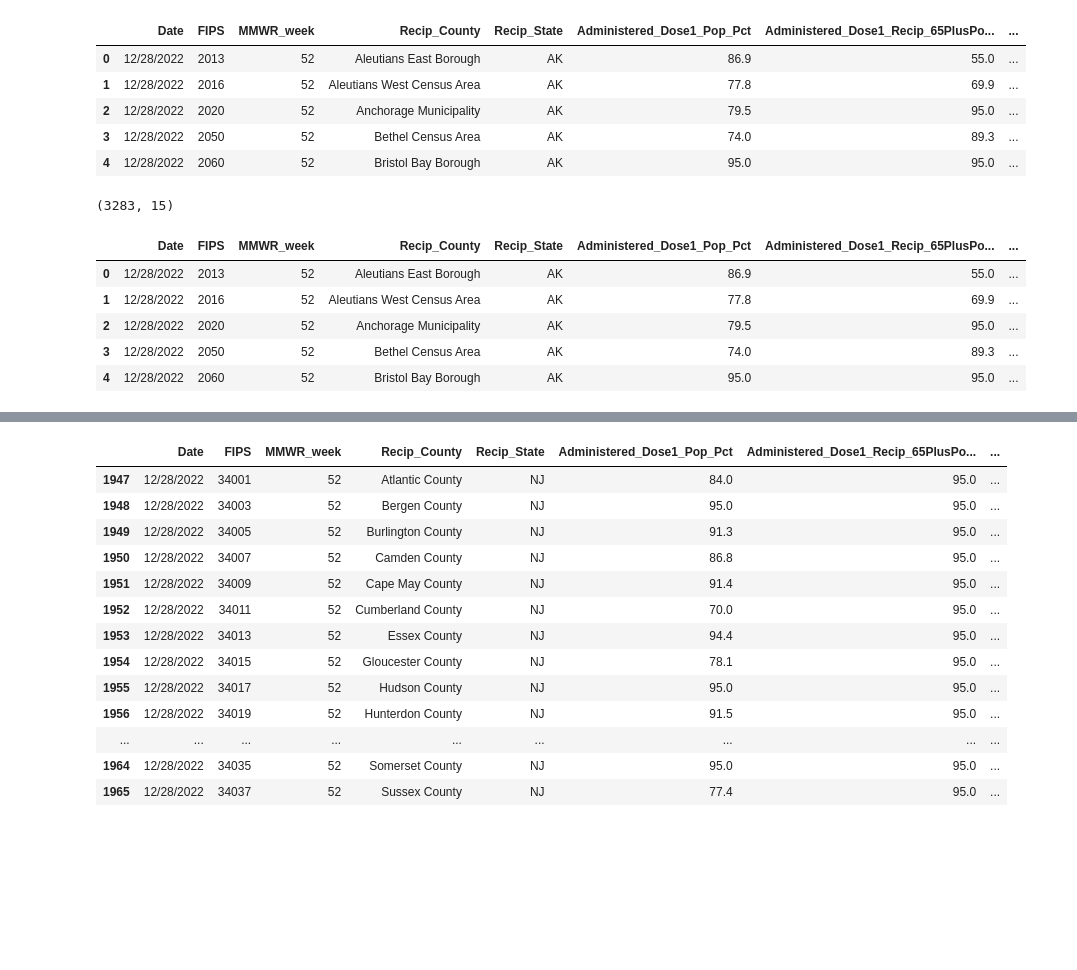
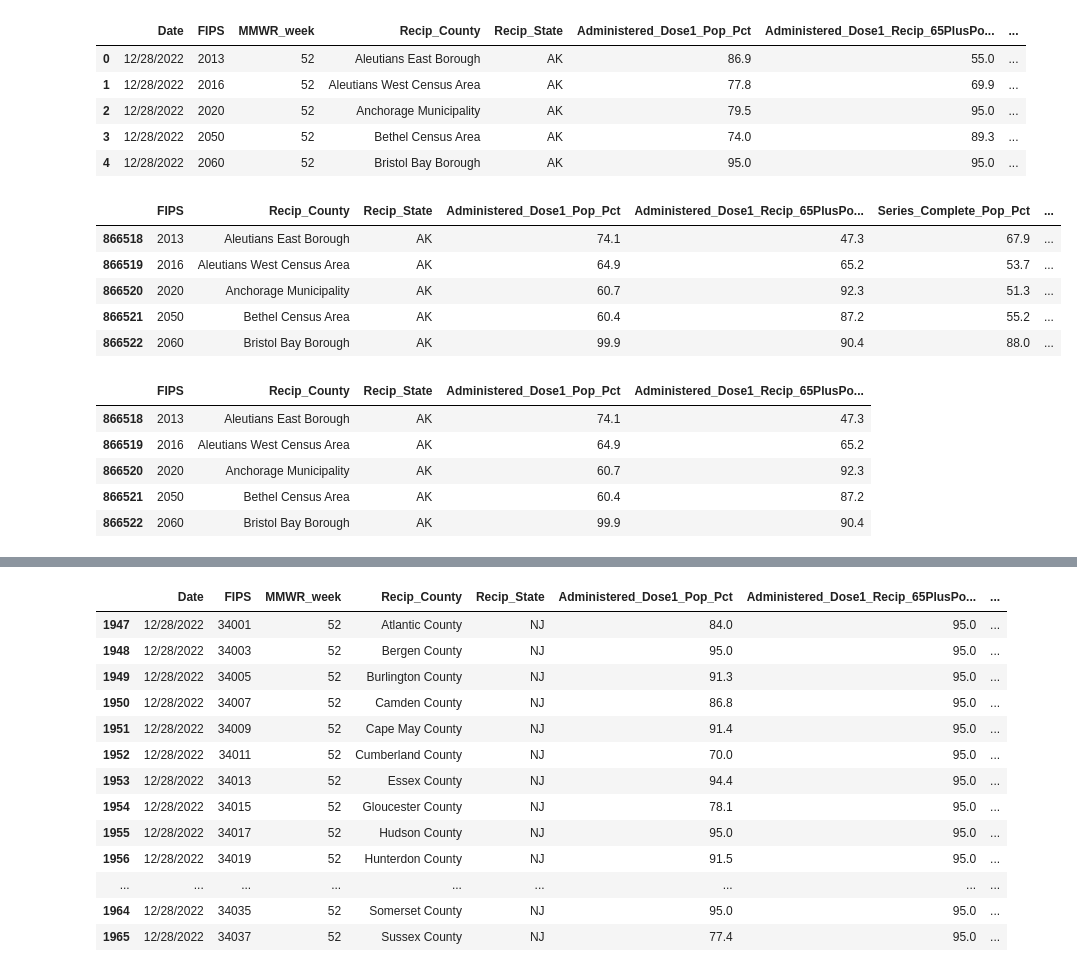
Before and after one commit to rafirahman27/Preparing_for_the_next_Pandemic, a Jupyter notebook: Katie.ipynb, the cells around one changed output, grey strips where cells are left out. Cells and saved outputs as stored; diff of their text form; code cells hidden in the pictures; blank space fills up the shorter version.

```diff
--- a/Katie.ipynb
+++ b/Katie.ipynb
@@ -872,7 +872,5 @@ county_fips = covid_vax[[FIPS
 # %%
 # What dates do I want to keep?
 9/18/2021
-covid_vax[covid_vax['Date'] == '11/18/2021'].shape
+early_vax = covid_vax[covid_vax['Date'] == '9/18/2021'].copy()
-# %% [output]
-(3283, 15)
 # %%
@@ -888,9 +878,11 @@ covid_vax[covid_vax['Date'] == '10/18/2021'].shape
 # %%
-covid_vax.head()
+early_vax.drop(columns=['Date', 'MMWR_week', 'Booster_Doses_Vax_Pct', 'Booster_Doses_50Plus_Vax_Pct', 'Booster_Doses_65Plus_Vax_Pct', 'Metro_status', 'Census2019', 'Census2019_65PlusPop'], inplace=True)
-# %% [output]
-|  | Date | FIPS | MMWR_week | Recip_County | Recip_State | Administered_Dose1_Pop_Pct | Administered_Dose1_Recip_65PlusPo... | ... |
-| 0 | 12/28/2022 | 2013 | 52 | Aleutians East Borough | AK | 86.9 | 55.0 | ... |
-| 1 | 12/28/2022 | 2016 | 52 | Aleutians West Census Area | AK | 77.8 | 69.9 | ... |
-| 2 | 12/28/2022 | 2020 | 52 | Anchorage Municipality | AK | 79.5 | 95.0 | ... |
-| 3 | 12/28/2022 | 2050 | 52 | Bethel Census Area | AK | 74.0 | 89.3 | ... |
-| 4 | 12/28/2022 | 2060 | 52 | Bristol Bay Borough | AK | 95.0 | 95.0 | ... |
+# %%
+early_vax.head()
+# %% [output]
+|  | FIPS | Recip_County | Recip_State | Administered_Dose1_Pop_Pct | Administered_Dose1_Recip_65PlusPo... | Series_Complete_Pop_Pct | ... |
+| 866518 | 2013 | Aleutians East Borough | AK | 74.1 | 47.3 | 67.9 | ... |
+| 866519 | 2016 | Aleutians West Census Area | AK | 64.9 | 65.2 | 53.7 | ... |
+| 866520 | 2020 | Anchorage Municipality | AK | 60.7 | 92.3 | 51.3 | ... |
+| 866521 | 2050 | Bethel Census Area | AK | 60.4 | 87.2 | 55.2 | ... |
+| 866522 | 2060 | Bristol Bay Borough | AK | 99.9 | 90.4 | 88.0 | ... |
@@ -896,0 +891,9 @@ covid_vax.head()
+# %%
+early_vax.head()
+# %% [output]
+|  | FIPS | Recip_County | Recip_State | Administered_Dose1_Pop_Pct | Administered_Dose1_Recip_65PlusPo... |
+| 866518 | 2013 | Aleutians East Borough | AK | 74.1 | 47.3 |
+| 866519 | 2016 | Aleutians West Census Area | AK | 64.9 | 65.2 |
+| 866520 | 2020 | Anchorage Municipality | AK | 60.7 | 92.3 |
+| 866521 | 2050 | Bethel Census Area | AK | 60.4 | 87.2 |
+| 866522 | 2060 | Bristol Bay Borough | AK | 99.9 | 90.4 |
```
Also changed, not shown: parts of 15 cells of this notebook, 4 other files.
